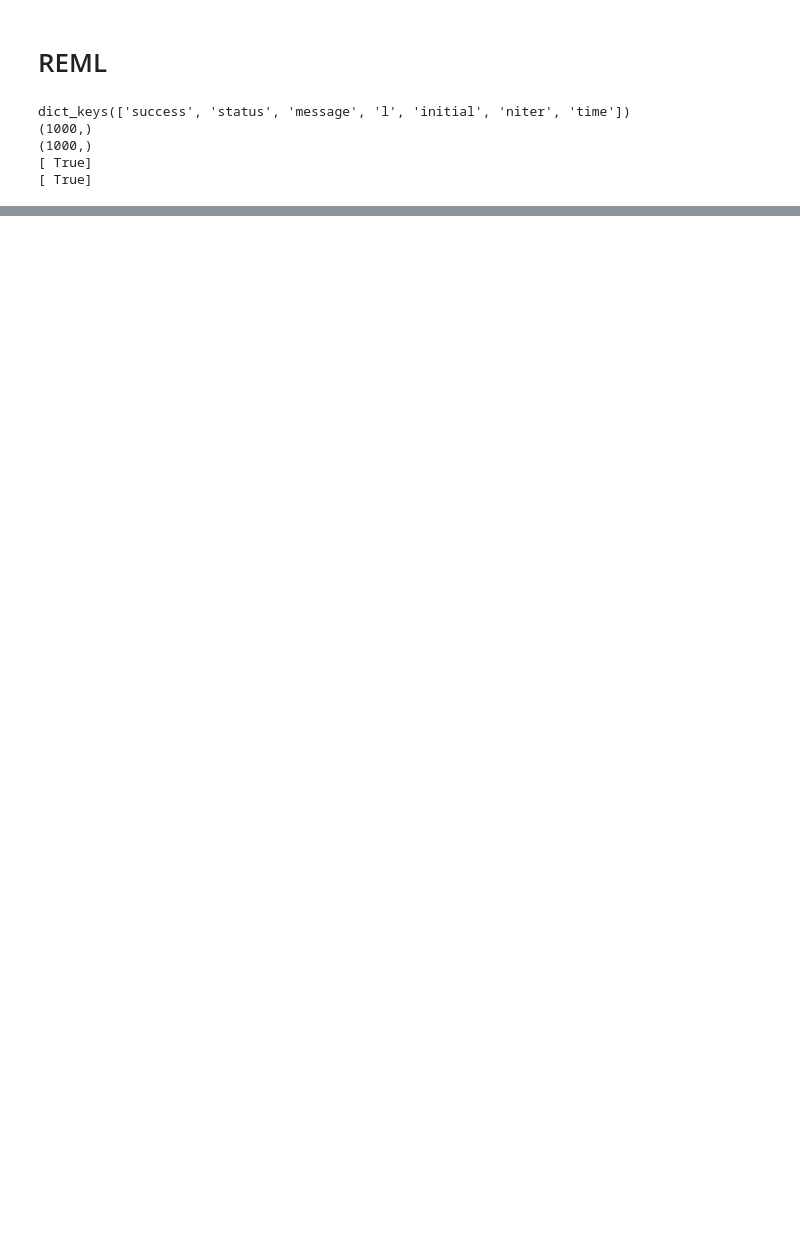
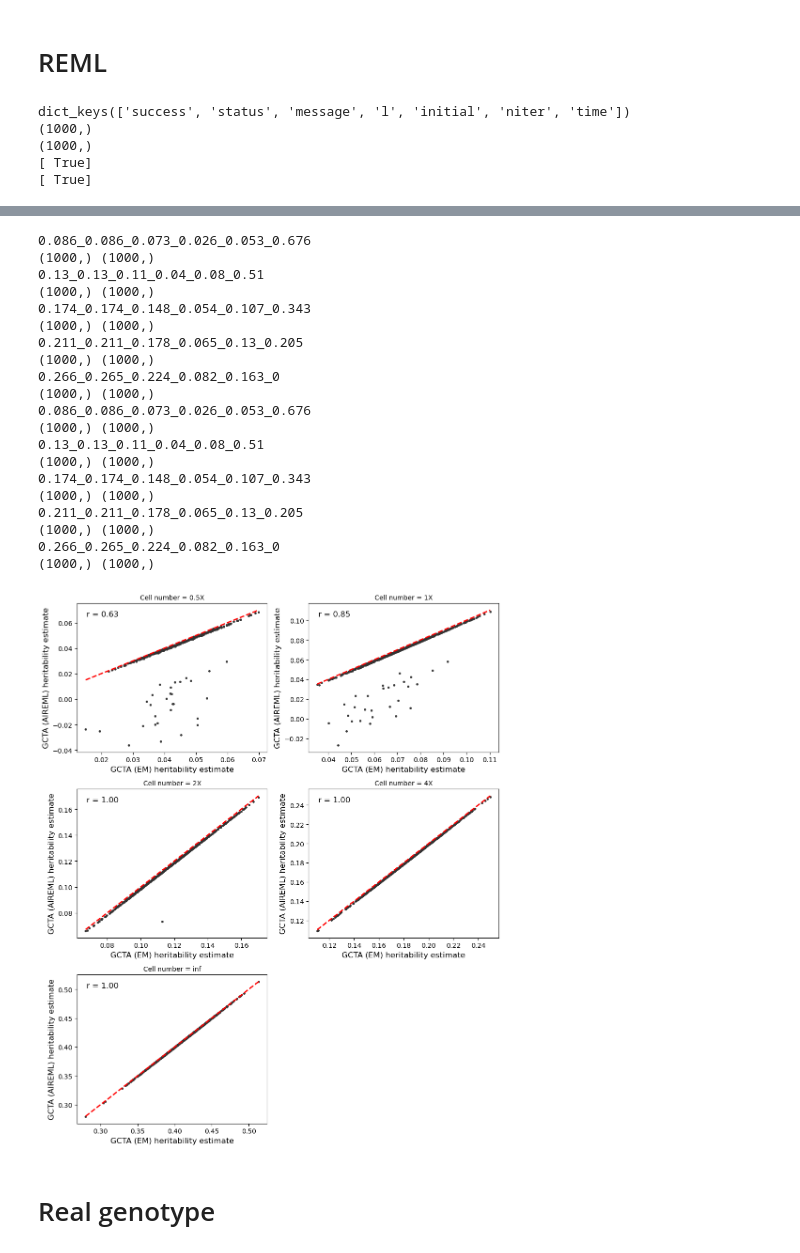
Before and after one commit to Minhui-Chen/CIGMA, a Jupyter notebook: workflow/notebook/fig2.ipynb, the cells around one changed output, grey strips where cells are left out. Saved outputs shown, nothing was run; the diff lists cells and outputs as text; code cells hidden in the pictures; blank space fills up the shorter version.

```diff
--- a/workflow/notebook/fig2.ipynb
+++ b/workflow/notebook/fig2.ipynb
@@ -1948,0 +2341,3 @@ print(np.mean(nochol['free']['opt']['time']))
+# %%
+gcta_out = np.load('../../analysis/sim/free3/L_20_nL_80/AGGvc.greml.npy', allow_pickle=True).item()
+gcta_aireml_out = np.load('../../analysis/sim/free3/L_20_nL_80/AGGvc.greml.aireml.npy', allow_pickle=True).item()
@@ -1948,0 +2352,15 @@ print(np.mean(nochol['free']['opt']['time']))
+# %%
+for key in gcta_aireml_out.keys():
+    print(key)
+    print(np.unique(gcta_aireml_out[key]['alg'], return_counts=True))
+    i, j, k = 0, 0, 0
+    for log in gcta_aireml_out[key]['log']:
+        if 'stop after 10000 iteractions' in log:
+            i += 1
+        if 'the information matrix is not invertible' in log:
+            j += 1
+        if 'error' in log:
+            k += 1
+    print(f"Stopped after 10000 iterations: {i} times")
+    print(f"Information matrix not invertible: {j} times")
+    print(f"Errors: {k} times")
@@ -1948,0 +2385,57 @@ print(np.mean(nochol['free']['opt']['time']))
+# %%
+# plot
+# NS = [0.5, 1, 2, 4, 10000]
+
+fig, axes = plt.subplots(3, 2, figsize=(10, 12))
+
+for key, cell_no, ax in zip(Nu_vcs, Cell_no, axes.flatten()):
+    print(key)
+    em_var = gcta_out[key]['greml_ctp']['V(G)/Vp']['variance'].mean(axis=1)
+    aireml_var = gcta_aireml_out[key]['greml_ctp']['V(G)/Vp']['variance'].mean(axis=1)
+    print(em_var.shape, aireml_var.shape)
+    # filter AI
+    idx = gcta_aireml_out[key]['alg'] == 'AI'
+    em_var = em_var[idx]
+    aireml_var = aireml_var[idx]
+    # scatter plot
+    ax.scatter(em_var, aireml_var, color='.2', marker='o', s=6)
+    ax.set_title(f'Cell number = {cell_no}', fontsize=10)
+    ax.set_xlabel('GCTA (EM) heritability estimate', fontsize=12)
+    ax.set_ylabel('GCTA (AIREML) heritability estimate', fontsize=12)
+
+    # add y=x line
+    min_var = np.nanmin(em_var)
+    max_var = np.nanmax(em_var)
+    ax.plot([min_var, max_var], [min_var, max_var], color='r', linestyle='--', linewidth=2)
+
+    # calculate correlation and add to the plot
+    r, p = stats.pearsonr(em_var, aireml_var)
+    ax.text(0.05, 0.95, f'r = {r:.2f}', transform=ax.transAxes, fontsize=12, verticalalignment='top')
+
+axes[2, 1].axis('off')  # hide the last subplot
+
+fig.tight_layout()
+# %% [output]
+0.086_0.086_0.073_0.026_0.053_0.676
+(1000,) (1000,)
+0.13_0.13_0.11_0.04_0.08_0.51
+(1000,) (1000,)
+0.174_0.174_0.148_0.054_0.107_0.343
+(1000,) (1000,)
+0.211_0.211_0.178_0.065_0.13_0.205
+(1000,) (1000,)
+0.266_0.265_0.224_0.082_0.163_0
+(1000,) (1000,)
+0.086_0.086_0.073_0.026_0.053_0.676
+(1000,) (1000,)
+0.13_0.13_0.11_0.04_0.08_0.51
+(1000,) (1000,)
+0.174_0.174_0.148_0.054_0.107_0.343
+(1000,) (1000,)
+0.211_0.211_0.178_0.065_0.13_0.205
+(1000,) (1000,)
+0.266_0.265_0.224_0.082_0.163_0
+(1000,) (1000,)
+[figure, added]
+# %% [markdown]
+# Real genotype
```
Also changed, not shown: parts of 48 cells of this notebook, 16 other files.
